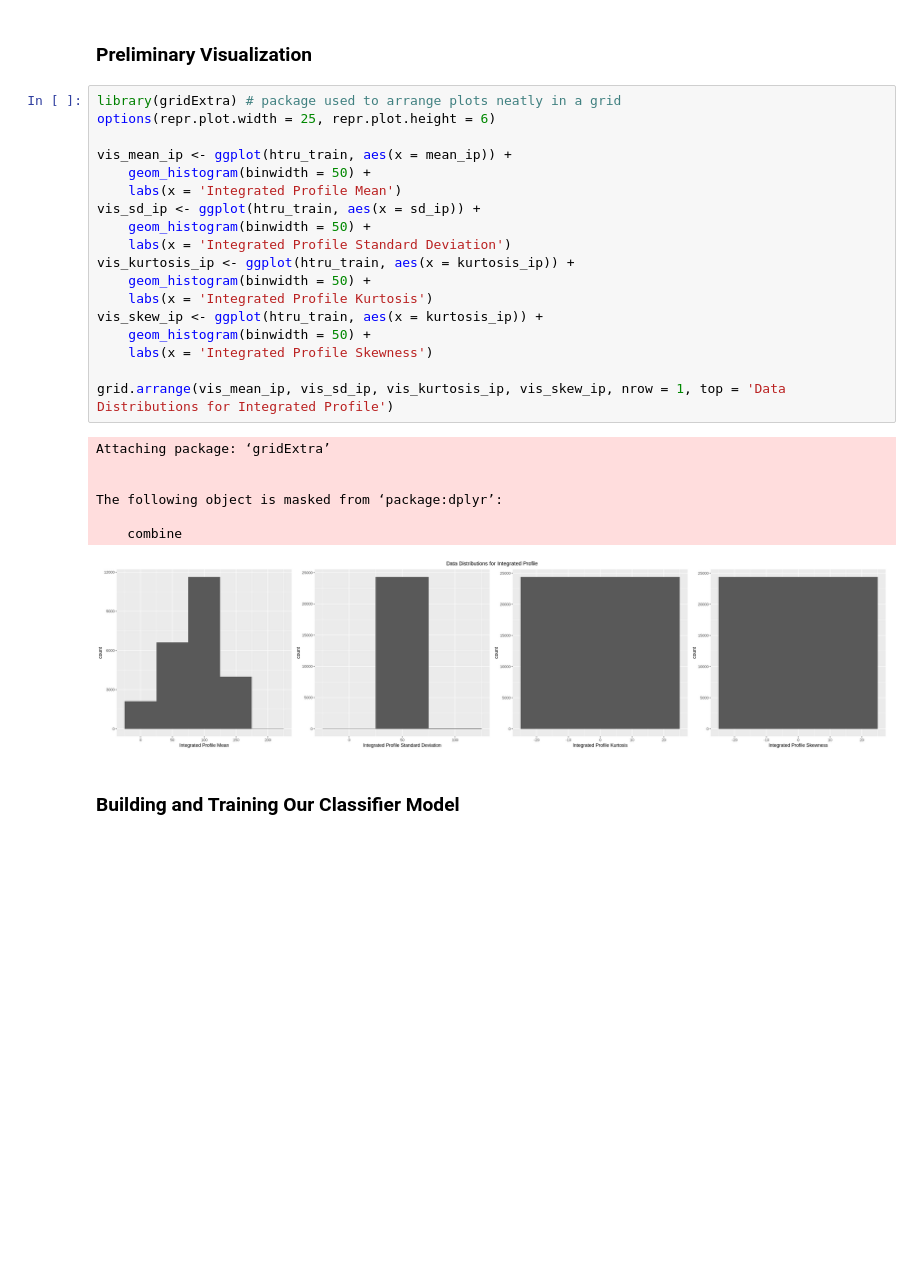
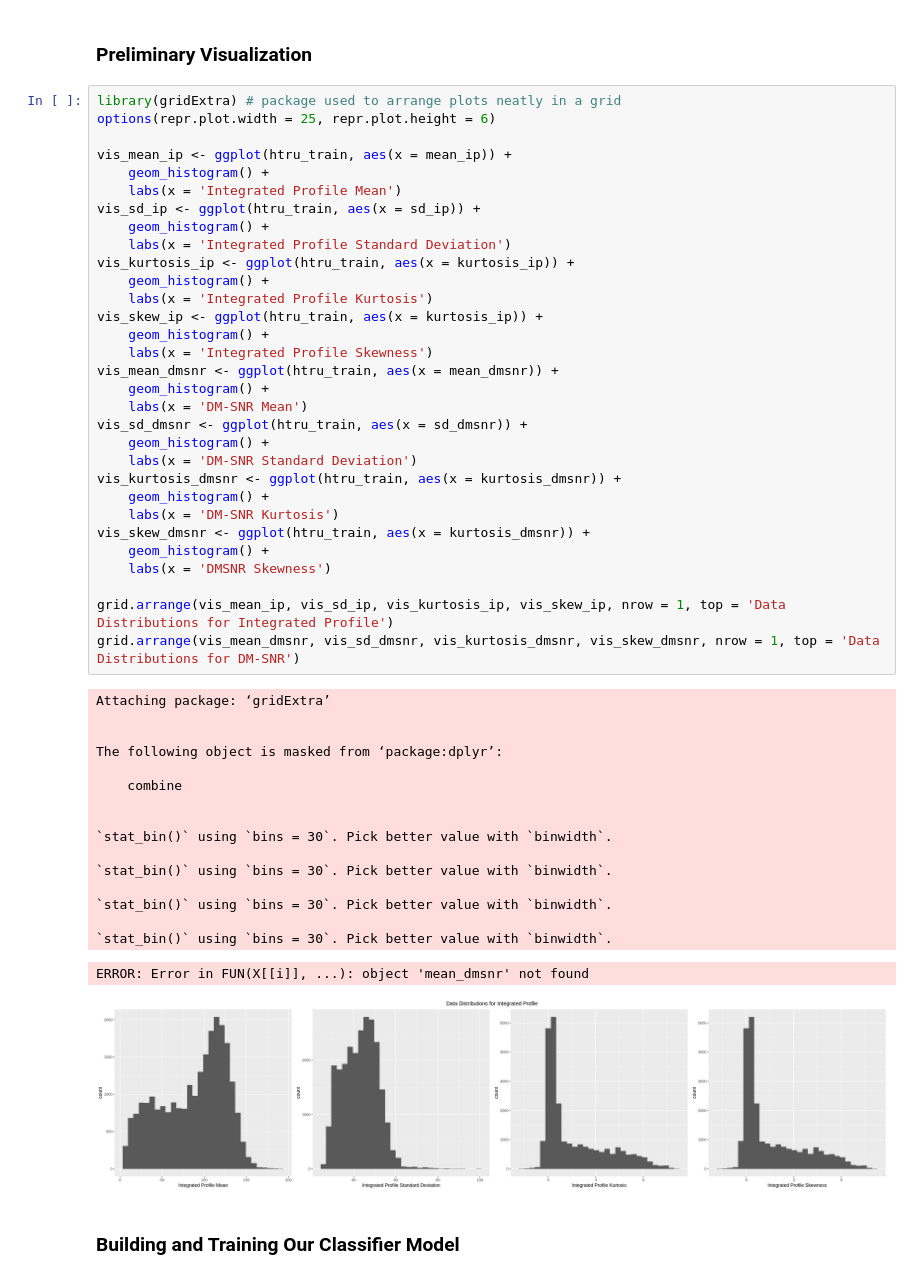
Before and after one commit to iaujla01/DSCI100Project, a Jupyter notebook: project_main.ipynb, the cells around one changed output. Drawn from its saved outputs; the diff is of its cells as text; blank space fills up the shorter version.

```diff
--- a/project_main.ipynb
+++ b/project_main.ipynb
@@ -216,29 +204,52 @@ A tibble: 16 × 3
 # %%
 library(gridExtra) # package used to arrange plots neatly in a grid
 options(repr.plot.width = 25, repr.plot.height = 6)
 
 vis_mean_ip <- ggplot(htru_train, aes(x = mean_ip)) +
-    geom_histogram(binwidth = 50) +
+    geom_histogram() +
     labs(x = 'Integrated Profile Mean')
 vis_sd_ip <- ggplot(htru_train, aes(x = sd_ip)) +
-    geom_histogram(binwidth = 50) +
+    geom_histogram() +
     labs(x = 'Integrated Profile Standard Deviation')
 vis_kurtosis_ip <- ggplot(htru_train, aes(x = kurtosis_ip)) +
-    geom_histogram(binwidth = 50) +
+    geom_histogram() +
     labs(x = 'Integrated Profile Kurtosis')
 vis_skew_ip <- ggplot(htru_train, aes(x = kurtosis_ip)) +
-    geom_histogram(binwidth = 50) +
+    geom_histogram() +
     labs(x = 'Integrated Profile Skewness')
+vis_mean_dmsnr <- ggplot(htru_train, aes(x = mean_dmsnr)) +
+    geom_histogram() +
+    labs(x = 'DM-SNR Mean')
+vis_sd_dmsnr <- ggplot(htru_train, aes(x = sd_dmsnr)) +
+    geom_histogram() +
+    labs(x = 'DM-SNR Standard Deviation')
+vis_kurtosis_dmsnr <- ggplot(htru_train, aes(x = kurtosis_dmsnr)) +
+    geom_histogram() +
+    labs(x = 'DM-SNR Kurtosis')
+vis_skew_dmsnr <- ggplot(htru_train, aes(x = kurtosis_dmsnr)) +
+    geom_histogram() +
+    labs(x = 'DMSNR Skewness')
 
 grid.arrange(vis_mean_ip, vis_sd_ip, vis_kurtosis_ip, vis_skew_ip, nrow = 1, top = 'Data Distributions for Integrated Profile')
+grid.arrange(vis_mean_dmsnr, vis_sd_dmsnr, vis_kurtosis_dmsnr, vis_skew_dmsnr, nrow = 1, top = 'Data Distributions for DM-SNR')
 # %% [output]
 Attaching package: ‘gridExtra’
 
 
 The following object is masked from ‘package:dplyr’:
 
     combine
+
+
+`stat_bin()` using `bins = 30`. Pick better value with `binwidth`.
+
+`stat_bin()` using `bins = 30`. Pick better value with `binwidth`.
+
+`stat_bin()` using `bins = 30`. Pick better value with `binwidth`.
+
+`stat_bin()` using `bins = 30`. Pick better value with `binwidth`.
+ERROR: Error in FUN(X[[i]], ...): object 'mean_dmsnr' not found
-[figure, old version]
+[figure, new version]
 # %% [markdown]
 ### Building and Training Our Classifier Model
 # %%
```
Also changed, not shown: parts of 8 cells of this notebook.
